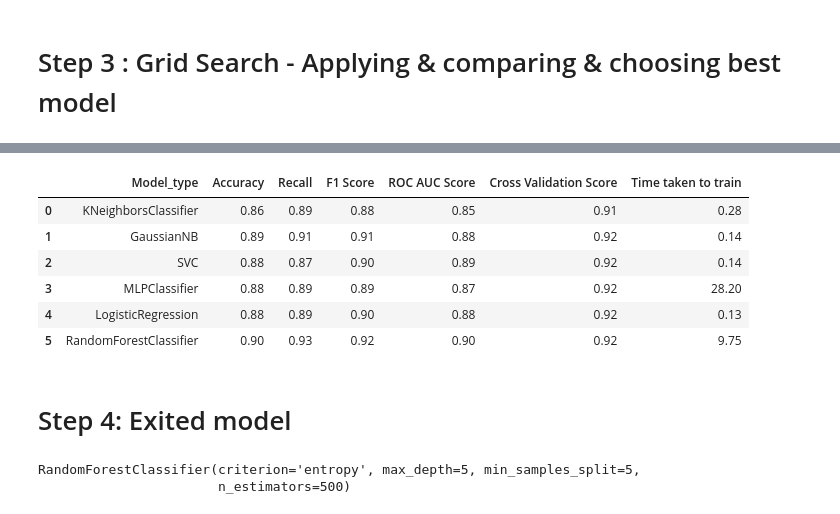
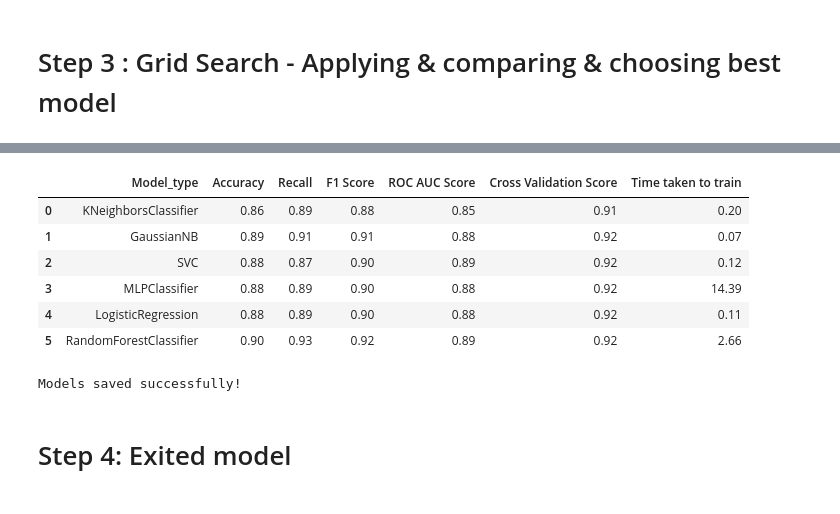
Before and after one commit to phamvutuyetanh/AI_Project, a Jupyter notebook: AI_Project.ipynb, the cells around one changed output, grey strips where cells are left out. Drawn from its saved outputs; the diff is of its cells as text; code cells hidden in the pictures.

Commit message:
adjust gridsearch and save model

```diff
--- a/AI_Project.ipynb
+++ b/AI_Project.ipynb
@@ -242,6 +244,7 @@ X_test['Oldpeak']= normalize.transform(X_test[['Oldpeak']])
 # Step 3 : Grid Search - Applying & comparing & choosing best model
 # %%
 # Define the models and their parameters
+best_models = []
 models_params = {
     'KNeighborsClassifier': (KNeighborsClassifier(), {
         'n_neighbors': [x for x in range(1,15,1)],
@@ -285,10 +288,10 @@ kfold = StratifiedKFold(n_splits=5, random_state=42, shuffle=True)
 for model_name, (model, params) in models_params.items():
     gridsearch = GridSearchCV(estimator=model, param_grid=params, scoring='accuracy', cv=kfold ,n_jobs = -1)
     gridsearch.fit(X_train, y_train)
-
     print(f'--- {model_name} ---')
     print(f'The best accuracy score for training dataset is {gridsearch.best_score_:.2%}')
     print(f'The best hyperparameters are {gridsearch.best_params_}')
+    best_models.append(gridsearch.best_estimator_)
 # %% [output]
 --- KNeighborsClassifier ---
 The best accuracy score for training dataset is 87.02%
@@ -332,10 +331,7 @@ def classificate(classifier):
     time_taken = end_time - start_time
 
     cm = confusion_matrix(y_test, y_pred)
-    sns.heatmap(cm, annot=True, cmap='Blues', fmt='g')
-    plt.xlabel('Predicted')
-    plt.ylabel('True')
-    plt.show()
+
 
     return {
         'Model_type': type(classifier).__name__,
@@ -344,6 +340,6 @@ def classificate(classifier):
         'F1 Score': f1,
         'ROC AUC Score': roc_auc,
         'Cross Validation Score': cross_val_score_mean,
-        'Time taken to train': time_taken
-
+        'Time taken to train': time_taken,
+        'Confusion Matrix': cm
     }
@@ -375,0 +357,15 @@ for i in range(len(models)):
+# %%
+results = []
+for model in range(len(best_models)):
+    results.append(classificate(best_models[model]))
+
+fig, axs = plt.subplots(2, 3, figsize=(20,15))
+axs = axs.ravel()
+for i, result in enumerate(results):
+    sns.heatmap(result['Confusion Matrix'], annot=True, cmap='Blues', fmt='g', ax=axs[i])
+    axs[i].set_title(result['Model_type'])
+    axs[i].set_xlabel('Predicted')
+    axs[i].set_ylabel('True')
+
+plt.tight_layout()
+plt.show();
@@ -376,14 +374,23 @@ for i in range(len(models)):
 # %%
 results_df = pd.DataFrame(results)
+results_df = results_df.drop('Confusion Matrix', axis=1)
 results_df
 # %% [output]
 |  | Model_type | Accuracy | Recall | F1 Score | ROC AUC Score | Cross Validation Score | Time taken to train |
-| 0 | KNeighborsClassifier | 0.86 | 0.89 | 0.88 | 0.85 | 0.91 | 0.28 |
-| 1 | GaussianNB | 0.89 | 0.91 | 0.91 | 0.88 | 0.92 | 0.14 |
-| 2 | SVC | 0.88 | 0.87 | 0.90 | 0.89 | 0.92 | 0.14 |
-| 3 | MLPClassifier | 0.88 | 0.89 | 0.89 | 0.87 | 0.92 | 28.20 |
-| 4 | LogisticRegression | 0.88 | 0.89 | 0.90 | 0.88 | 0.92 | 0.13 |
-| 5 | RandomForestClassifier | 0.90 | 0.93 | 0.92 | 0.90 | 0.92 | 9.75 |
+| 0 | KNeighborsClassifier | 0.86 | 0.89 | 0.88 | 0.85 | 0.91 | 0.20 |
+| 1 | GaussianNB | 0.89 | 0.91 | 0.91 | 0.88 | 0.92 | 0.07 |
+| 2 | SVC | 0.88 | 0.87 | 0.90 | 0.89 | 0.92 | 0.12 |
+| 3 | MLPClassifier | 0.88 | 0.89 | 0.90 | 0.88 | 0.92 | 14.39 |
+| 4 | LogisticRegression | 0.88 | 0.89 | 0.90 | 0.88 | 0.92 | 0.11 |
+| 5 | RandomForestClassifier | 0.90 | 0.93 | 0.92 | 0.89 | 0.92 | 2.66 |
+# %%
+# save the models
+for i, model in enumerate(best_models):
+    filename = f'{model.__class__.__name__}.sav'
+    pickle.dump(model, open(filename, 'wb'))
+print("Models saved successfully!")
+# %% [output]
+Models saved successfully!
 # %% [markdown]
 # Step 4: Exited model
 # %%
@@ -395,10 +402,8 @@ normalize= MinMaxScaler()
 standard= StandardScaler()
 X_new['Oldpeak']= normalize.fit_transform(X_new[['Oldpeak']])
 X_new[numerical_features]= standard.fit_transform(X_new[numerical_features])
-rf.fit(X_train, y_train)
+rf = best_models[-1]
+rf.fit(X_train, y_train);
-# %% [output]
-RandomForestClassifier(criterion='entropy', max_depth=5, min_samples_split=5,
-                       n_estimators=500)
 # %%
 # Apply the choosen model to predict a new data: RandomForest
 prediction = rf.predict(X_new)
```
Also changed, not shown: parts of 13 cells of this notebook, 6 other files.
